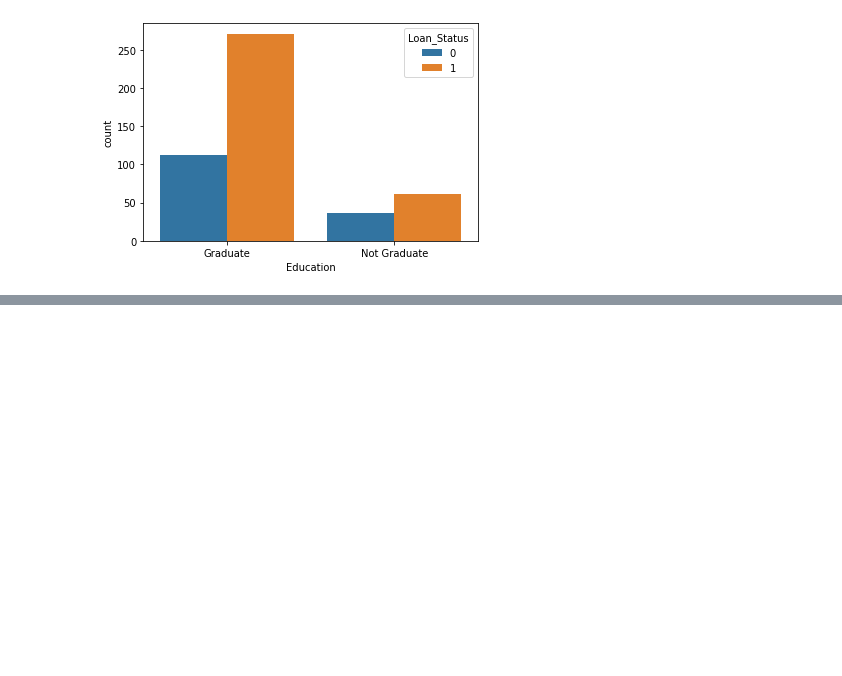
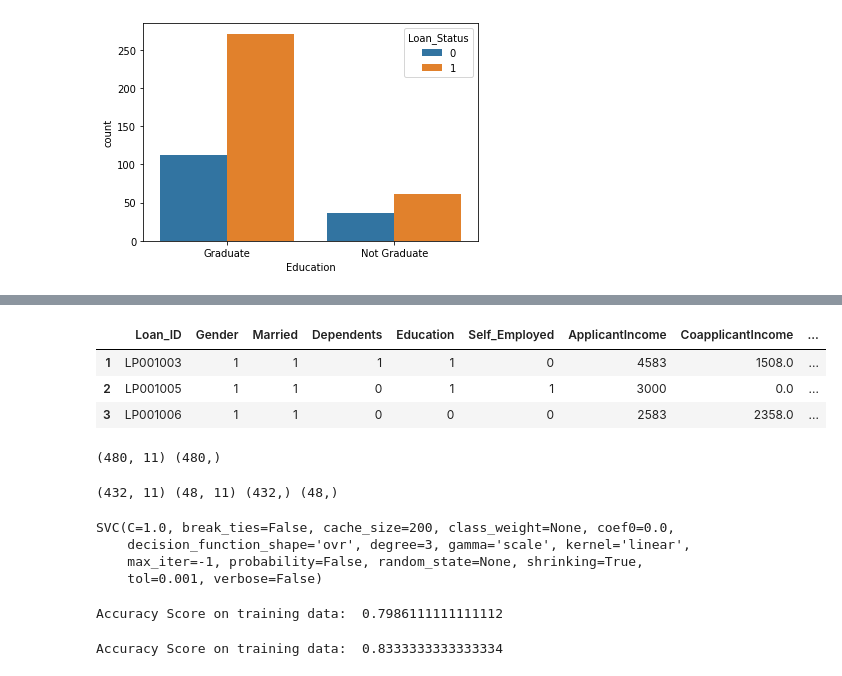
Before and after one commit to Joykareko/Data-Science-Projects, a Jupyter notebook: Loan_Status_Prediction_ML_Project_5.ipynb, the cells around one changed output, grey strips where cells are left out. Drawn from its saved outputs; the diff is of its cells as text; code cells hidden in the pictures; blank space fills up the shorter version.

```diff
--- a/Loan_Status_Prediction_ML_Project_5.ipynb
+++ b/Loan_Status_Prediction_ML_Project_5.ipynb
@@ -139,0 +146,53 @@ sns.countplot('Education', hue = 'Loan_Status', data = loan_dataset)
+# %%
+#converting categorical columns to numerical values
+loan_dataset.replace({'Married':{'No':0,'Yes':1},'Gender':{'Female':0,'Male':1},
+                      'Self_Employed':{'Yes':1,'No':0},
+                      'Property_Area':{'Rural':0,'Semiurban':1,'Urban':2},
+                      'Education':{'Graduate':1,'Not Graduate':0}},inplace = True)
+# %%
+loan_dataset.head(3)
+# %% [output]
+|  | Loan_ID | Gender | Married | Dependents | Education | Self_Employed | ApplicantIncome | CoapplicantIncome | ... |
+| 1 | LP001003 | 1 | 1 | 1 | 1 | 0 | 4583 | 1508.0 | ... |
+| 2 | LP001005 | 1 | 1 | 0 | 1 | 1 | 3000 | 0.0 | ... |
+| 3 | LP001006 | 1 | 1 | 0 | 0 | 0 | 2583 | 2358.0 | ... |
+# %%
+#dropping the features
+X = loan_dataset.drop(columns = ['Loan_ID','Loan_Status'], axis = 1)
+Y = loan_dataset['Loan_Status']
+print(X.shape,Y.shape)
+# %% [output]
+(480, 11) (480,)
+# %%
+#splitting the data
+X_train,X_test,Y_train,Y_test = train_test_split(X,Y,test_size = .1, stratify = Y, random_state = 2)
+print(X_train.shape,X_test.shape,Y_train.shape,Y_test.shape)
+# %% [output]
+(432, 11) (48, 11) (432,) (48,)
+# %%
+#training the model
+classifier = svm.SVC(kernel = 'linear')
+classifier.fit(X_train,Y_train)
+# %% [output]
+SVC(C=1.0, break_ties=False, cache_size=200, class_weight=None, coef0=0.0,
+    decision_function_shape='ovr', degree=3, gamma='scale', kernel='linear',
+    max_iter=-1, probability=False, random_state=None, shrinking=True,
+    tol=0.001, verbose=False)
+# %%
+#making predictions on training data
+pred = classifier.predict(X_train)
+
+#accuracy score on training data
+score_1 = accuracy_score(pred,Y_train)
+print('Accuracy Score on training data: ',score_1)
+# %% [output]
+Accuracy Score on training data:  0.7986111111111112
+# %%
+#making predictions on testing data
+pred1 = classifier.predict(X_test)
+
+#accuracy score on training data
+score_2 = accuracy_score(pred1,Y_test)
+print('Accuracy Score on training data: ',score_2)
+# %% [output]
+Accuracy Score on training data:  0.8333333333333334
```
Also changed, not shown: parts of 3 cells of this notebook.
